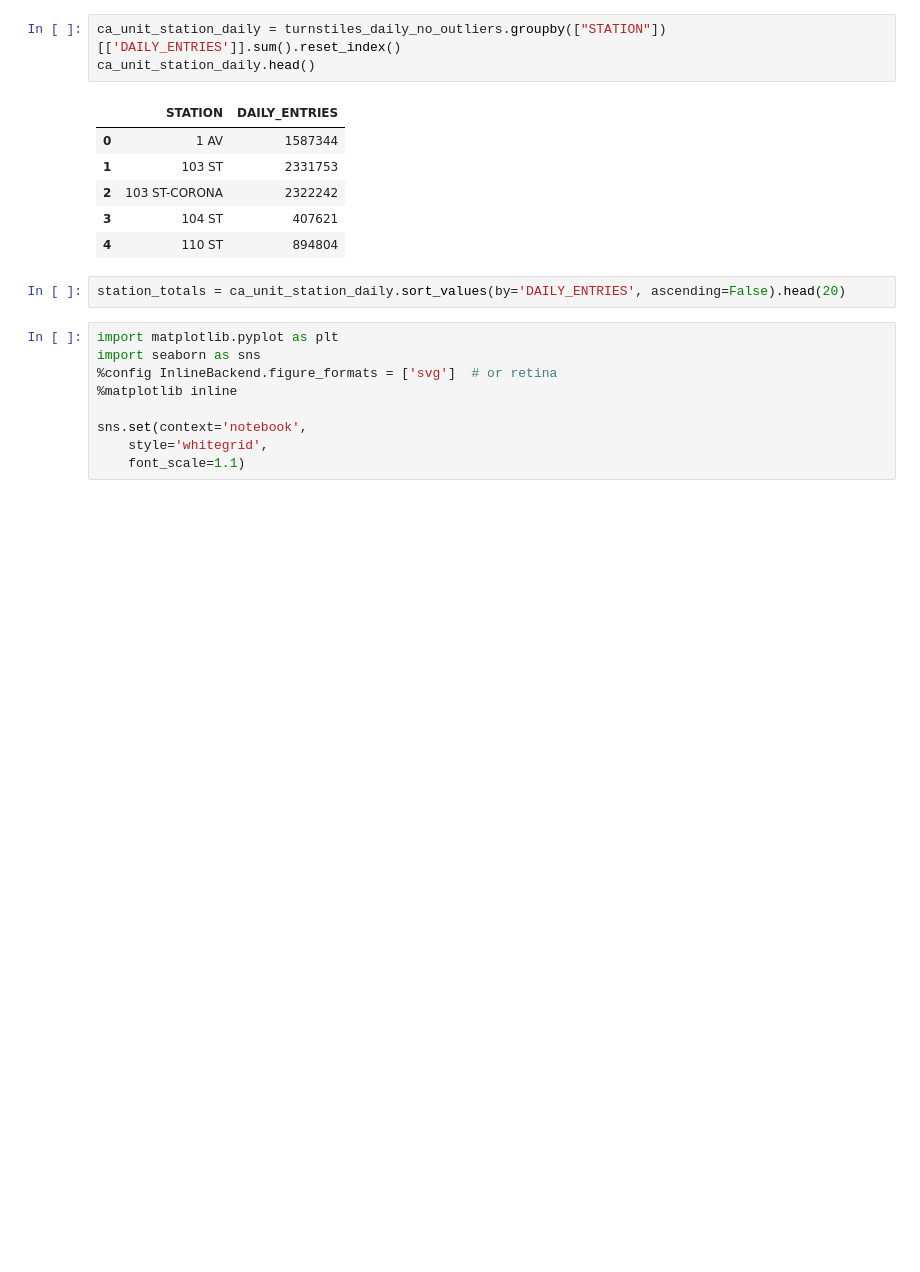
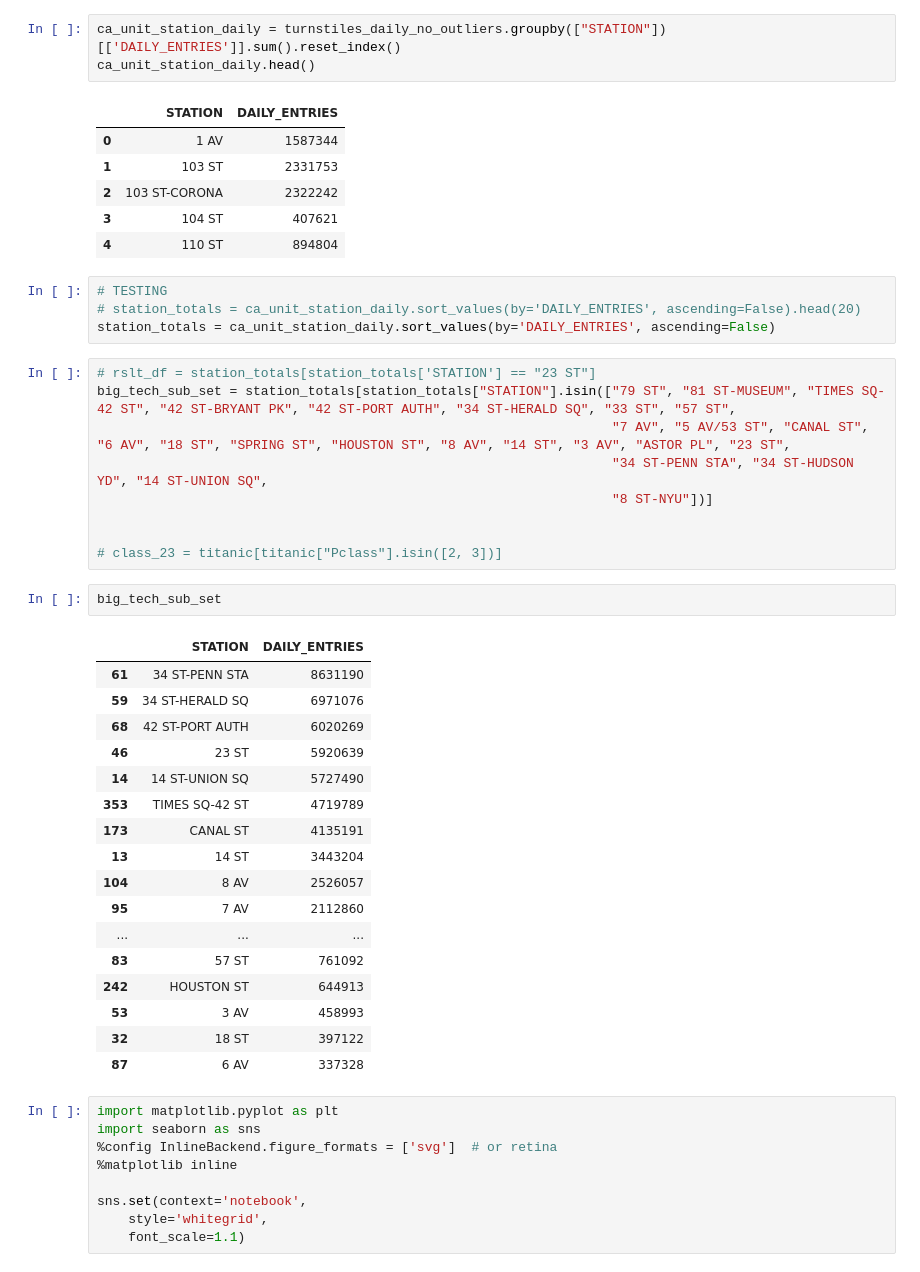
Before and after one commit to CMCGowan1/Metis-EDA-Project-1, a Jupyter notebook: mta_project/mta_data_project_1.ipynb, the cells around one changed output. Saved outputs shown, nothing was run; the diff lists cells and outputs as text; blank space fills up the shorter version.

```diff
--- a/mta_project/mta_data_project_1.ipynb
+++ b/mta_project/mta_data_project_1.ipynb
@@ -544,7 +557,38 @@ ca_unit_station_daily.head()
 | 3 | 104 ST | 407621 |
 | 4 | 110 ST | 894804 |
 # %%
-station_totals = ca_unit_station_daily.sort_values(by='DAILY_ENTRIES', ascending=False).head(20)
+# TESTING
+# station_totals = ca_unit_station_daily.sort_values(by='DAILY_ENTRIES', ascending=False).head(20)
+station_totals = ca_unit_station_daily.sort_values(by='DAILY_ENTRIES', ascending=False)
+# %%
+# rslt_df = station_totals[station_totals['STATION'] == "23 ST"]
+big_tech_sub_set = station_totals[station_totals["STATION"].isin(["79 ST", "81 ST-MUSEUM", "TIMES SQ-42 ST", "42 ST-BRYANT PK", "42 ST-PORT AUTH", "34 ST-HERALD SQ", "33 ST", "57 ST",
+                                                                  "7 AV", "5 AV/53 ST", "CANAL ST", "6 AV", "18 ST", "SPRING ST", "HOUSTON ST", "8 AV", "14 ST", "3 AV", "ASTOR PL", "23 ST",
+                                                                  "34 ST-PENN STA", "34 ST-HUDSON YD", "14 ST-UNION SQ",
+                                                                  "8 ST-NYU"])]
+
+
+# class_23 = titanic[titanic["Pclass"].isin([2, 3])]
+# %%
+big_tech_sub_set
+# %% [output]
+|  | STATION | DAILY_ENTRIES |
+| 61 | 34 ST-PENN STA | 8631190 |
+| 59 | 34 ST-HERALD SQ | 6971076 |
+| 68 | 42 ST-PORT AUTH | 6020269 |
+| 46 | 23 ST | 5920639 |
+| 14 | 14 ST-UNION SQ | 5727490 |
+| 353 | TIMES SQ-42 ST | 4719789 |
+| 173 | CANAL ST | 4135191 |
+| 13 | 14 ST | 3443204 |
+| 104 | 8 AV | 2526057 |
+| 95 | 7 AV | 2112860 |
+| ... | ... | ... |
+| 83 | 57 ST | 761092 |
+| 242 | HOUSTON ST | 644913 |
+| 53 | 3 AV | 458993 |
+| 32 | 18 ST | 397122 |
+| 87 | 6 AV | 337328 |
 # %%
 import matplotlib.pyplot as plt
 import seaborn as sns
```
Also changed, not shown: parts of 4 cells of this notebook, 12 other files.
